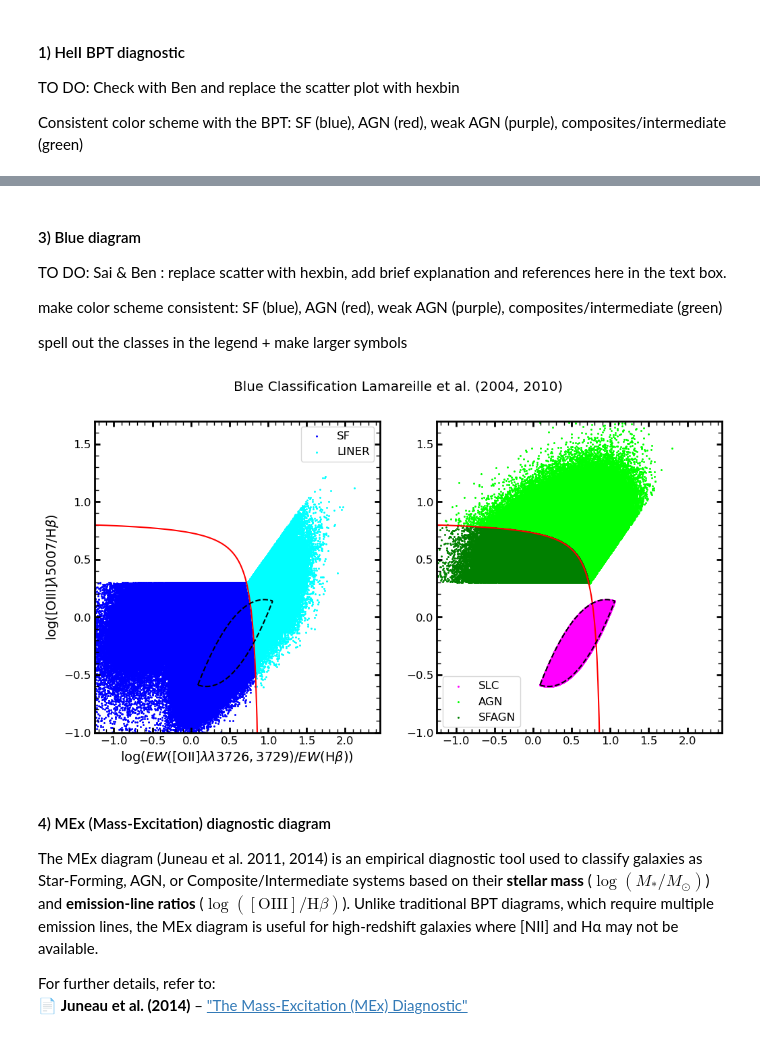
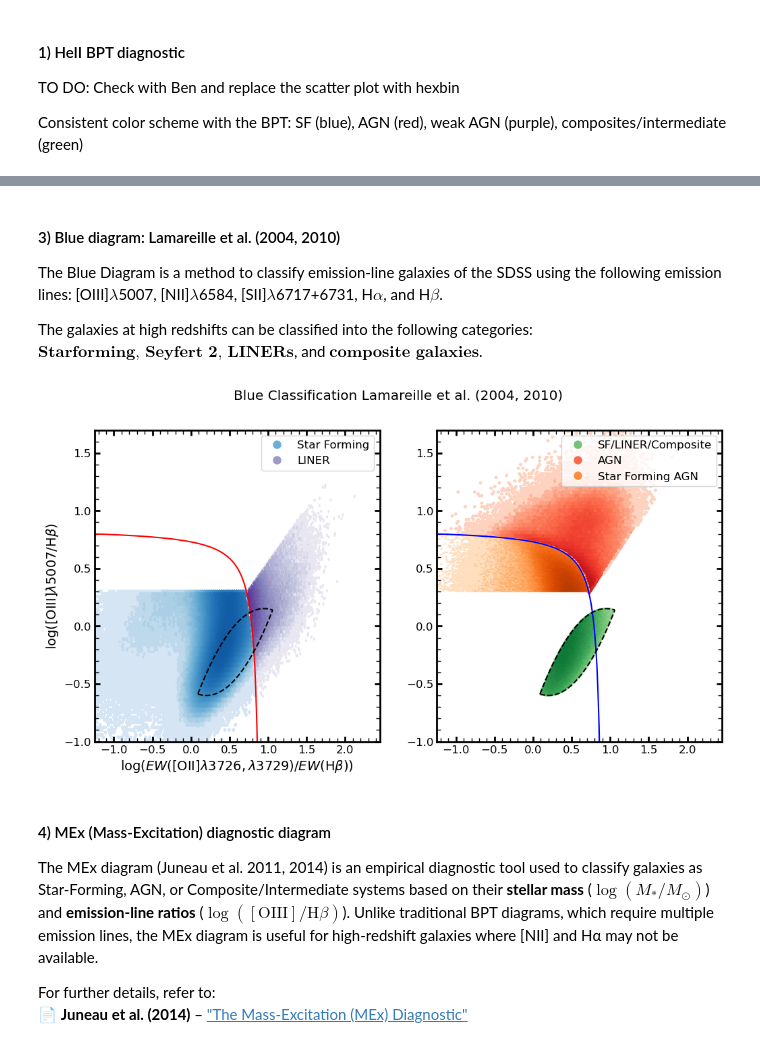
Before and after one commit to cosmodesi/desigaldev, a Jupyter notebook: AgnCats/notebooks/01_how_to_use_AGNQSO_catalog.ipynb, the cells around one changed output, grey strips where cells are left out. Saved outputs shown, nothing was run; the diff lists cells and outputs as text; code cells hidden in the pictures.

```diff
--- a/AgnCats/notebooks/01_how_to_use_AGNQSO_catalog.ipynb
+++ b/AgnCats/notebooks/01_how_to_use_AGNQSO_catalog.ipynb
@@ -407,15 +408,24 @@ is_heii_agn = (T['OPT_UV_TYPE'] & OPT_UV_TYPE.HEII_AGN != 0)
 x_heiiline = np.linspace(-3,-1.32/8.92,70)
 y_heiiline = -1.22+1/(8.92*x_heiiline+1.32)
 # %%
+import matplotlib.cm as cm
+norm_min, norm_max = 0.3, 300
+color = cm.PuRd(0.5)
+
 plt.title('[HeII]-BPT')
-plt.scatter(xx_bptnii[is_heii], yy_bptheii[is_heii], color = 'b', s = 10, label='Available', alpha=0.2)
-plt.scatter(xx_bptnii[is_heii_sf], yy_bptheii[is_heii_sf], color = 'r', s = 10, label='SF', alpha=0.2)
-plt.scatter(xx_bptnii[is_heii_agn], yy_bptheii[is_heii_agn], color = 'g', s = 10, label='AGN', alpha=0.2)
+plt.hexbin(xx_bptnii[is_heii_sf], yy_bptheii[is_heii_sf], bins=100, norm=LogNorm(norm_min, norm_max), cmap = 'Blues')
+plt.hexbin(xx_bptnii[is_heii_agn], yy_bptheii[is_heii_agn], bins=100, norm=LogNorm(norm_min, norm_max), cmap = 'Reds')
 plt.plot(x_heiiline, y_heiiline)
 plt.xlabel('log ([NII]/H$\\alpha$)')
 plt.ylabel('log ([HeII]/H$\\beta$)')
 plt.xlim(-3, 1)
 plt.ylim(-3, 1)
-plt.legend(markerscale=3)
+
+legend_elements = [
+    Line2D([0], [0], marker='h', color='w', markerfacecolor='b', markersize=8, label="Star-forming"),
+    Line2D([0], [0], marker='h', color='w', markerfacecolor='r', markersize=8, label="AGN")
+]
+plt.legend(handles=legend_elements, loc='lower right', fontsize=12, framealpha=0.9,
+           handletextpad=0.1, borderpad=0.2)
 plt.show()
 # %% [output]
@@ -482,11 +493,9 @@ plt.legend(handles=legend_elements, loc='best')
 # %% [markdown]
-#### 3) Blue diagram
+#### 3) Blue diagram: Lamareille et al. (2004, 2010)
 
-TO DO: Sai & Ben : replace scatter with hexbin, add brief explanation and references here in the text box.
+The Blue Diagram is a method to classify emission-line galaxies of the SDSS using the following emission lines: [OIII]$\lambda $5007, [NII]$\lambda $6584, [SII]$\lambda $6717+6731, H$\alpha $, and H$\beta $.
 
-make color scheme consistent: SF (blue), AGN (red), weak AGN (purple), composites/intermediate (green)
-
-spell out the classes in the legend + make larger symbols
+The galaxies at high redshifts can be classified into the following categories: $\textbf{Starforming, Seyfert 2, LINERs}$, and $\textbf{composite galaxies}$.
 # %%
 # Create masks for each of the Blue diagnostic subsets
 blue_av_mask = T['OPT_UV_TYPE'] & OPT_UV_TYPE.BLUE != 0
@@ -507,32 +516,45 @@ blue_main_line = 0.11 / (xx_blue_main_lines - 0.92) + 0.85
 blue_eq3a = -(xx_blue_slc_lines - 1.)**2 - 0.1 * xx_blue_slc_lines + 0.25
 blue_eq3b = (xx_blue_slc_lines - 0.2)**2 - 0.6
 # %%
+legend_elements = [
+    Line2D([0], [0], marker='o', color='w', label='Star Forming', markerfacecolor=cm.Blues(0.5), markersize=10),
+    Line2D([0], [0], marker='o', color='w', label='LINER', markerfacecolor=cm.Purples(0.5), markersize=10),
+    ]
+
 fig, (ax, bx) = plt.subplots(ncols=2, figsize=(12, 6))
-ax.scatter(xx_blue[blue_sf_mask], yy_blue[blue_sf_mask], marker='.', s=5, color='blue', label='SF')
-ax.scatter(xx_blue[blue_liner_mask], yy_blue[blue_liner_mask], marker='.', s=5, color='cyan', label='LINER')
+ax.hexbin(xx_blue[blue_sf_mask], yy_blue[blue_sf_mask], cmap='Blues', bins=100, norm=LogNorm(norm_min, norm_max))
+ax.hexbin(xx_blue[blue_liner_mask], yy_blue[blue_liner_mask], cmap='Purples', bins=100, norm=LogNorm(norm_min, norm_max))
 ax.plot(xx_blue_main_lines, blue_main_line, color='r')
 ax.plot(xx_blue_slc_lines, blue_eq3a, color='k', ls='--')
 ax.plot(xx_blue_slc_lines, blue_eq3b, color='k', ls='--')
 
-bx.scatter(xx_blue[blue_slc_mask], yy_blue[blue_slc_mask], marker='.', s=5, color='magenta', label='SLC')
-bx.scatter(xx_blue[blue_agn_mask], yy_blue[blue_agn_mask], marker='.', s=5, color='lime', label='AGN')
-bx.scatter(xx_blue[blue_sfagn_mask], yy_blue[blue_sfagn_mask], marker='.', s=5, color='green', label='SFAGN')
-bx.plot(xx_blue_main_lines, blue_main_line, color='r')
+ax.legend(handles=legend_elements, loc='best')
+ax.set(xlabel=r'$\log(EW([\mathrm{OII}]\lambda3726,\lambda 3729) / EW(\mathrm{H}\beta))$',
+       ylabel=r'$\log([\mathrm{OIII}]\lambda 5007 / \mathrm{H}\beta)$',
+       xlim=[-1.25, 2.45], ylim=[-1., 1.7])
+
+legend_elements = [
+    Line2D([0], [0], marker='o', color='w', label='SF/LINER/Composite', markerfacecolor=cm.Greens(0.5), markersize=10),
+    Line2D([0], [0], marker='o', color='w', label='AGN', markerfacecolor=cm.Reds(0.5), markersize=10),
+    Line2D([0], [0], marker='o', color='w', label='Star Forming AGN', markerfacecolor=cm.Oranges(0.5), markersize=10)
+    ]
+
+bx.hexbin(xx_blue[blue_slc_mask], yy_blue[blue_slc_mask], cmap='Greens', bins=100, norm=LogNorm(norm_min, norm_max))
+bx.hexbin(xx_blue[blue_agn_mask], yy_blue[blue_agn_mask], cmap='Reds', bins=100, norm=LogNorm(norm_min, norm_max))
+bx.hexbin(xx_blue[blue_sfagn_mask], yy_blue[blue_sfagn_mask], cmap='Oranges', bins=100, norm=LogNorm(norm_min, norm_max))
+bx.plot(xx_blue_main_lines, blue_main_line, color='b')
 bx.plot(xx_blue_slc_lines, blue_eq3a, color='k', ls='--')
 bx.plot(xx_blue_slc_lines, blue_eq3b, color='k', ls='--')
 
-ax.legend()
-ax.set(xlabel=r'$\log(EW([\mathrm{OII}]\lambda\lambda 3726,3729) / EW(\mathrm{H}\beta))$',
-       ylabel=r'$\log([\mathrm{OIII}]\lambda 5007 / \mathrm{H}\beta)$',
-       xlim=[-1.25, 2.45], ylim=[-1., 1.7])
-bx.legend()
+
+bx.legend(handles=legend_elements, loc='best')
 bx.set(xlim=[-1.25, 2.45], ylim=[-1., 1.7])
 
 fig.suptitle('Blue Classification Lamareille et al. (2004, 2010)')
 # plt.axis('scaled')
 plt.show()
 # %% [output]
-[figure, old version]
+[figure, new version]
 # %% [markdown]
 #### 4) MEx (Mass-Excitation) diagnostic diagram
 
```
Also changed, not shown: parts of 7 cells of this notebook.
